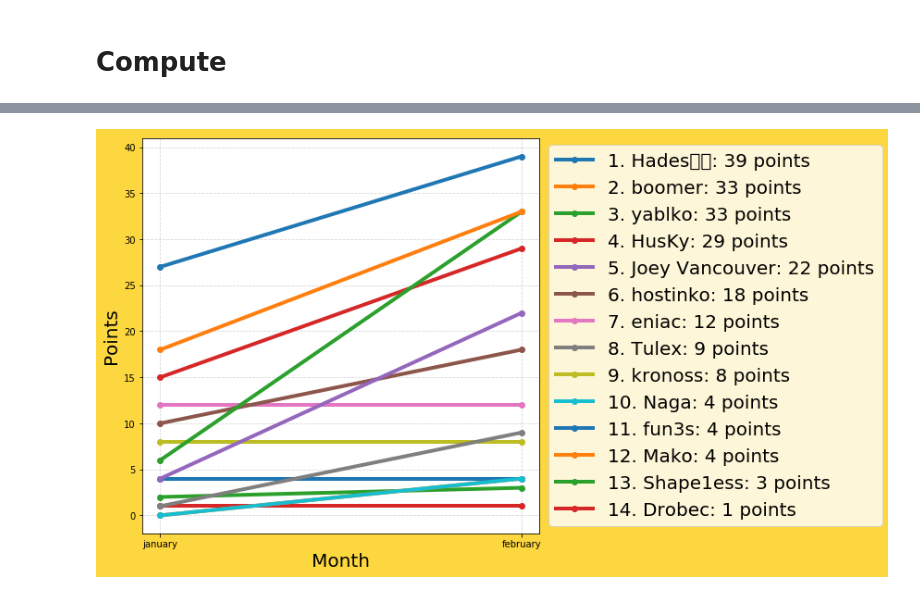
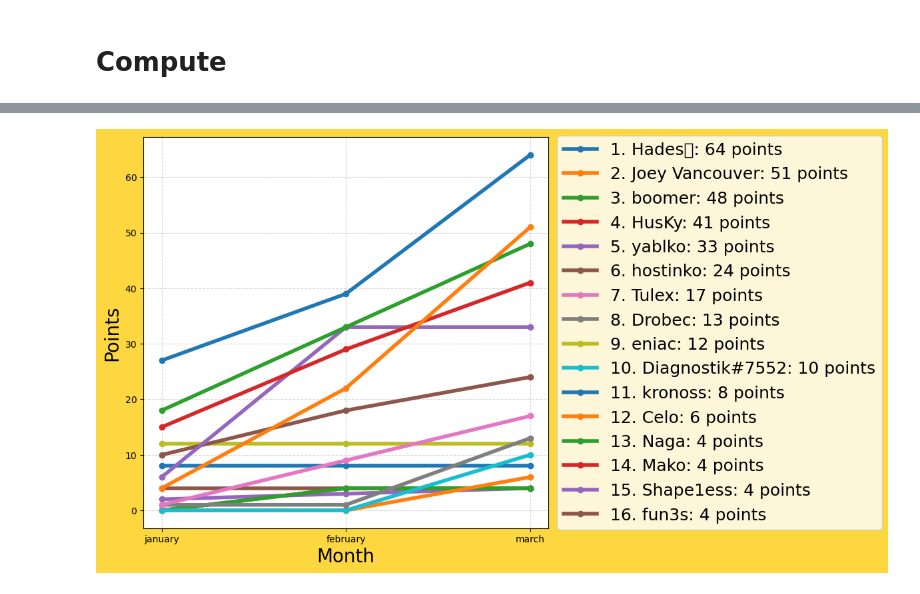
Before and after one commit to pavlikp/Arcade-Watch-Discord-Guess-the-Game-Awards, a Jupyter notebook: QuickGTG.ipynb, the cells around one changed output, grey strips where cells are left out. Cells and saved outputs as stored; diff of their text form; code cells hidden in the pictures.

Commit message:
March Glitch Fix

```diff
--- a/QuickGTG.ipynb
+++ b/QuickGTG.ipynb
@@ -71,7 +71,7 @@ pasted = re.findall(r".* — [^#—]+#GuessTheGame #[0-9]*\n\n🎮(?:\s*[🟥
 pasted_all = re.findall(r"#GuessTheGame #[0-9]*\n\n🎮(?:\s*[🟥🟨🟩⬜]){6}", fulltext)
 
 df = pd.DataFrame(pasted, columns=['full'])
-df['name'] = df['full'].apply(lambda x: x.split(" — ")[0].strip() if "—" in x else None)
+df['name'] = df['full'].apply(lambda x: x.split(" — ")[0].strip()  if "—" in x else None)
 
 df['day'] = df['full'].apply(lambda x: re.findall(r"#[0-9]+", x.split(" — ")[1].strip() if "—" in x else x)[0][1:])
 df['day'] = df['day'].astype(int)
@@ -89,4 +89,30 @@ df['guess'] = df['guess'] + 1
 df.loc[np.isnan(df['guess']), 'guess'] = 7
 
 df = df.ffill()
+
+df = df[(df.day >= from_day) & (df.day <= to_day)]
+
+# TODO: assert there are no duplicates
+
+difficulty_index = df.groupby(['day']).agg({'score':'sum'}).sort_values(by='score')
+difficulty_index = difficulty_index.rename(columns={"score": "day_difficulty"})
+difficulty_index_copy = difficulty_index.copy()
+difficulty_index_copy.loc[difficulty_index_copy["day_difficulty"] == 0, "day_difficulty"] = 1.0
+
+df = df.join(difficulty_index_copy, on='day')
+
+df['AW hipster score'] = (df['score'] / df['day_difficulty'] * 100).astype(int)
+
+df = df.join(new_games_df, on='day')
+
+df['decade'] = df['release_year'].apply(lambda x: x // 10 * 10)
+
+df_final = df.groupby(['name']).agg({'score':'sum', 'days played':'sum', 'guess':'mean'}).sort_values(by=['score', 'name'], ascending=[False, True])
+df_final['guess'] = df_final['guess'].round(2)
+df_final = df_final.rename(columns={"guess": "mean correct guess", "score": "total score"})
+#df_final['median correct guess'] = df.groupby(['name']).agg({'guess':'median'}).astype(int)
+df_final["total score"] = df_final["total score"]
+df_final = df_final.reset_index()
+df_final.index += 1
+df_final
 # %% [output]
@@ -270,6 +222,9 @@ df_rankings["hipster score points"] = 0
 
 for i, winner in enumerate(df_final.head(10).name):
     df_rankings.loc[df_rankings.name == winner, 'total score points'] = points[i]
+
+df_rankings = df_rankings.sort_values(by=['total score', 'name'], ascending=[False, True])
+df_rankings = df_rankings.reset_index()
 
 for i in range(len(df_rankings) - 1):
     if df_rankings.loc[i, 'total score'] == df_rankings.loc[i+1, 'total score']:
@@ -289,7 +244,7 @@ for i in range(len(df_rankings) - 1):
 
 df_rankings['final points'] = df_rankings['total score points'] + df_rankings['hipster score points']
 df_rankings = df_rankings.sort_values(by=['final points', 'name'], ascending=[False, True])
-df_rankings = df_rankings.reset_index()
+df_rankings = df_rankings.reset_index(drop=True)
 df_rankings = df_rankings.drop(columns='index')
 df_rankings.index += 1
 df_rankings[df_rankings["final points"] > 0][['name', 'total score points', 'hipster score points', 'final points']]
@@ -324,7 +279,7 @@ rankings_year = pd.read_csv("points2026.csv")
 rankings_year = rankings_year.drop(["Unnamed: 0"], axis=1)
 rankings_year
 
-rankings_year.drop(["february"], axis=1, inplace=True)
+rankings_year.drop(["march"], axis=1, inplace=True)
 rankings_year
 
 #rankings_year = df_rankings[df_rankings["final points"] > 0][['name', 'final points']]
@@ -347,10 +305,12 @@ rankings_year
 # %%
 rankings_year = rankings_year.merge(df_rankings[df_rankings["final points"] > 0][['name', 'final points']], on='name', how='outer')
 rankings_year = rankings_year.fillna(value = 0)
-rankings_year = rankings_year.rename(columns={"final points": "february"})
+rankings_year = rankings_year.rename(columns={"final points": "march"})
 rankings_year = rankings_year[[c for c in rankings_year if c not in ['total']] + ['total']]
 
-rankings_year.iloc[:, 1:-1] = rankings_year.iloc[:, 1:-1].astype(int)
+cols = rankings_year.columns[1:-1]
+rankings_year[cols] = rankings_year[cols].astype(int)
+
 rankings_year['total'] = rankings_year.iloc[:, 1:-1].sum(axis=1)
 rankings_year = rankings_year.sort_values(by='total', ascending=False).reset_index()
 rankings_year = rankings_year.drop(columns='index')
@@ -397,27 +361,27 @@ cumulative
 # %%
 import matplotlib.pyplot as plt
 cumulative = rankings_year.iloc[:, 1:-1].cumsum(axis=1)
 cumulative["name"] = rankings_year["name"]
 
 fig, ax = plt.subplots(figsize=(12, 7), facecolor="#fdd740")
 
 for i, row in cumulative.iterrows():
     ax.plot(rankings_year.iloc[:, 1:-1].columns, row.values[0:-1], 'o-', label=f"{i}. {row['name']}: {row.values[-2]} points", linewidth=4, zorder=100-i)
     # Annotate name at the last point
     #plt.text(x=4.3, y=row.values[-2], s=row['name'],
     #         va='center', ha='left', fontsize=12)
 
 #names_points = cumulative.groupby(cumulative.columns[-2])['name'].agg(', '.join).reset_index()
 #for i, row in names_points.iterrows():
 #    plt.text(x=1.1, y=row.values[-2], s=row['name'] + f": {row.values[-2]}",
 #             va='center', ha='left', fontsize=12, rotation=0, rotation_mode='anchor')
 
 #plt.title('Arcade Watch GtG League Points Over Time')
 plt.xlabel('Month', fontsize=20)
 plt.ylabel('Points', fontsize=20)
 plt.grid(True, linestyle='--', alpha=0.5)
-plt.legend(loc='center left', bbox_to_anchor=(1, 0.5), fontsize=20)
+plt.legend(loc='center left', bbox_to_anchor=(1, 0.5), fontsize=18)
 plt.tight_layout()
 plt.show()
 # %% [output]
-[figure, old version]
+[figure, new version]
```
Also changed, not shown: parts of 11 cells of this notebook, 1 other file.
